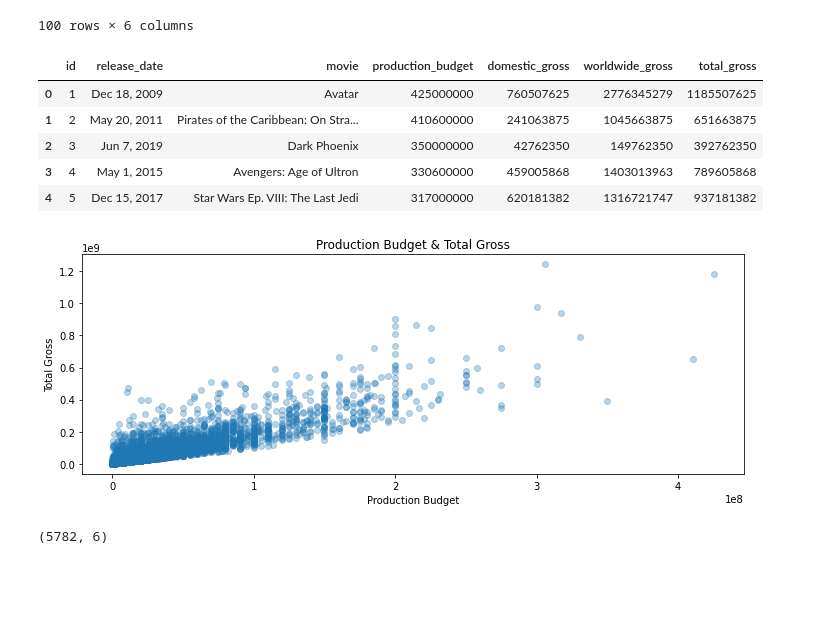
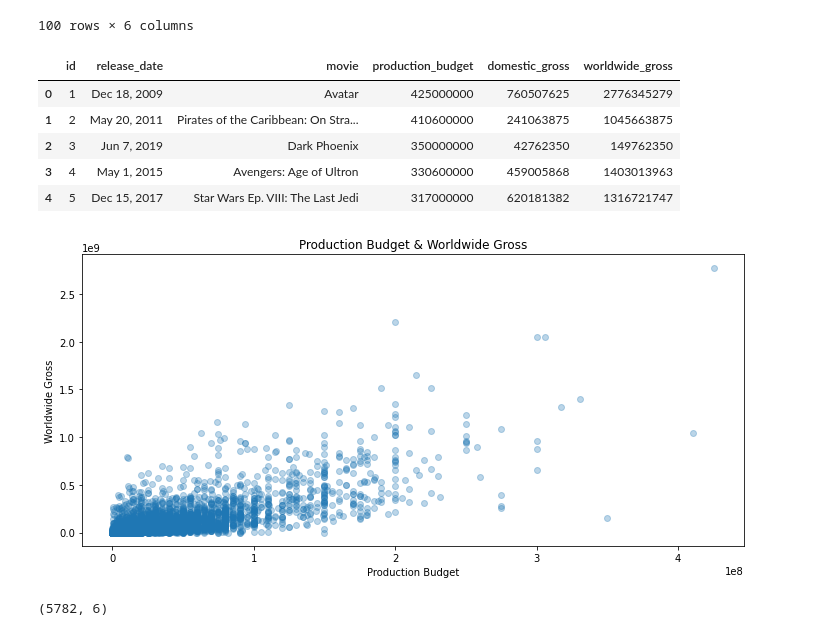
Before and after one commit to JalilSarwari/Trystan_Jalil_phase1_project, a Jupyter notebook: Trystan_Work/EDA_Trystan.ipynb, the cells around one changed output. Drawn from its saved outputs; the diff is of its cells as text; code cells hidden in the pictures; blank space fills up the shorter version.

Commit message:
8/23/22 IMDB and Box Office Mojo Data

```diff
--- a/Trystan_Work/EDA_Trystan.ipynb
+++ b/Trystan_Work/EDA_Trystan.ipynb
@@ -180,7 +190,7 @@ df3.describe()
 Dataset:
 movie_budgets
 # %%
-df4 =(pd.read_csv('/Users/weatherford/Documents/Flatiron/Trystan_Jalil_phase1_project/zippedData/tn.movie_budgets.csv.gz', delimiter=','))
+df4 =(pd.read_csv('zippedData/tn.movie_budgets.csv.gz', delimiter=','))
 df4.tail(100)
 # %% [output]
 |  | id | release_date | movie | production_budget | domestic_gross | worldwide_gross |
@@ -208,35 +218,33 @@ df4['domestic_gross'] = df4['domestic_gross'].apply(lambda x: int(x))
 df4['production_budget'] = df4['production_budget'].apply(lambda x: x.replace(",", ""))
 df4['production_budget'] = df4['production_budget'].apply(lambda x: x.replace("$", ""))
 df4['production_budget'] = df4['production_budget'].apply(lambda x: int(x))
-# %%
-df4["total_gross"] = df4["production_budget"] + df4["domestic_gross"]
 # %%
 df4.head()
 # %% [output]
-|  | id | release_date | movie | production_budget | domestic_gross | worldwide_gross | total_gross |
-| 0 | 1 | Dec 18, 2009 | Avatar | 425000000 | 760507625 | 2776345279 | 1185507625 |
-| 1 | 2 | May 20, 2011 | Pirates of the Caribbean: On Stra... | 410600000 | 241063875 | 1045663875 | 651663875 |
-| 2 | 3 | Jun 7, 2019 | Dark Phoenix | 350000000 | 42762350 | 149762350 | 392762350 |
-| 3 | 4 | May 1, 2015 | Avengers: Age of Ultron | 330600000 | 459005868 | 1403013963 | 789605868 |
-| 4 | 5 | Dec 15, 2017 | Star Wars Ep. VIII: The Last Jedi | 317000000 | 620181382 | 1316721747 | 937181382 |
+|  | id | release_date | movie | production_budget | domestic_gross | worldwide_gross |
+| 0 | 1 | Dec 18, 2009 | Avatar | 425000000 | 760507625 | 2776345279 |
+| 1 | 2 | May 20, 2011 | Pirates of the Caribbean: On Stra... | 410600000 | 241063875 | 1045663875 |
+| 2 | 3 | Jun 7, 2019 | Dark Phoenix | 350000000 | 42762350 | 149762350 |
+| 3 | 4 | May 1, 2015 | Avengers: Age of Ultron | 330600000 | 459005868 | 1403013963 |
+| 4 | 5 | Dec 15, 2017 | Star Wars Ep. VIII: The Last Jedi | 317000000 | 620181382 | 1316721747 |
 # %%
 import matplotlib.pyplot as plt
 import numpy as np
 # %%
-fig, ax = plt.subplots(figsize=(10,4))
+fig, ax = plt.subplots(figsize=(10,5))
 
 #by default, line plot. First argument is X list/array.
 # Second argument is Y list/array.
-ax.scatter(df4["production_budget"], df4["total_gross"], alpha = 0.3)
+ax.scatter(df4["production_budget"], df4["worldwide_gross"], alpha = 0.3)
 
 ax.set_xlabel('Production Budget')
-ax.set_ylabel('Total Gross')
-ax.set_title('Production Budget & Total Gross')
+ax.set_ylabel('Worldwide Gross')
+ax.set_title('Production Budget & Worldwide Gross')
 
 plt.tight_layout()
 plt.show()
 # %% [output]
-[figure, old version]
+[figure, new version]
 # %%
 df4.shape
 # %% [output]
```
Also changed, not shown: parts of 9 cells of this notebook, 2 other files.
